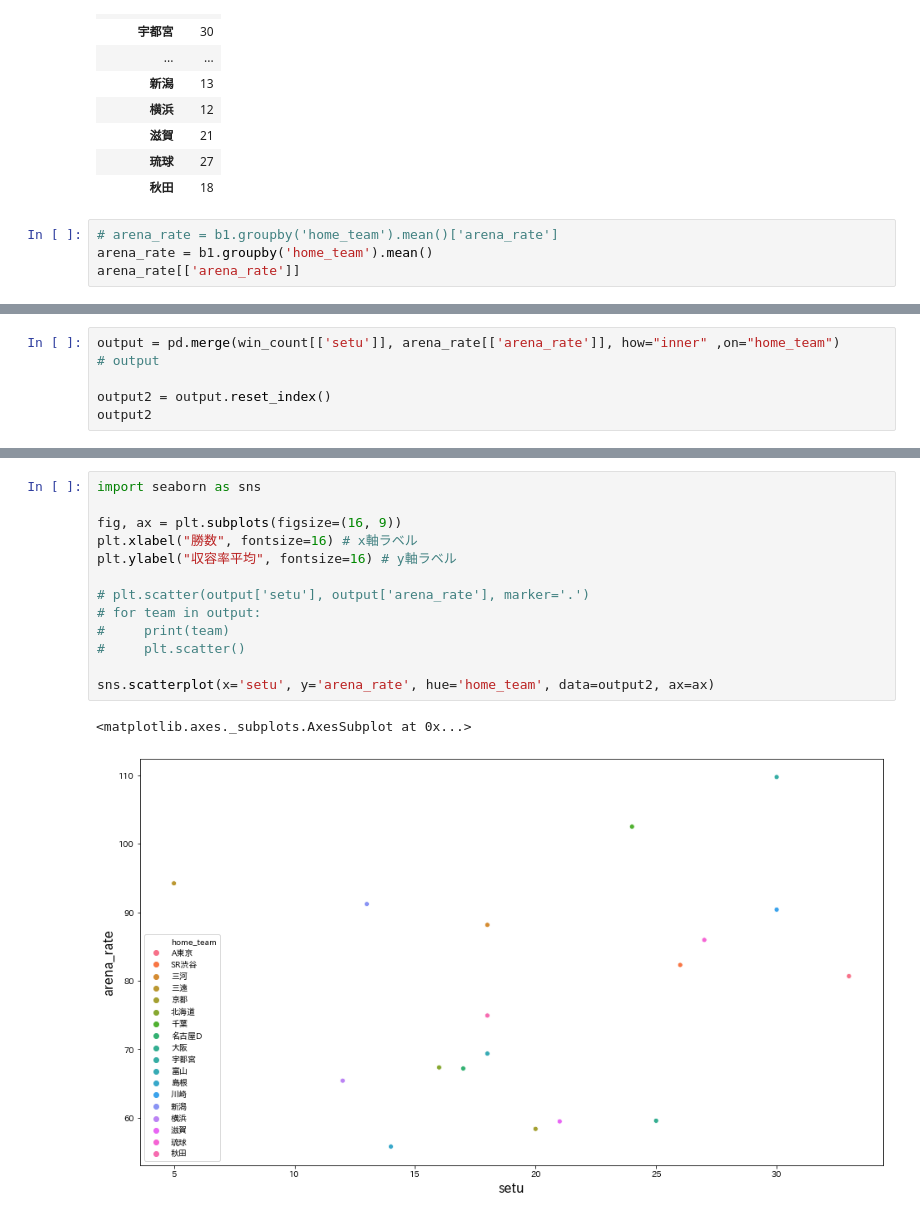
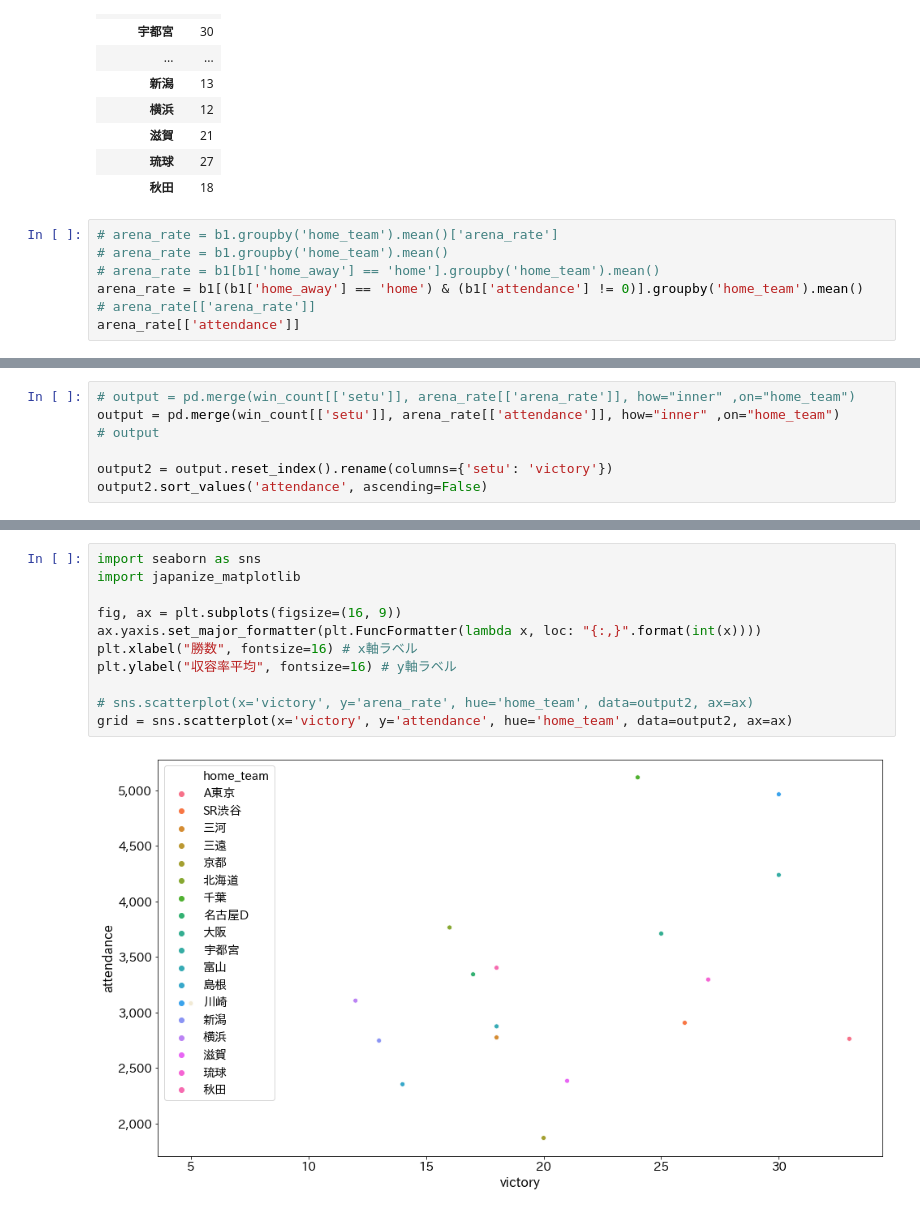
Before and after one commit to hikarut/Data-Science, a Jupyter notebook: notebooks/bleague/attendance/analytics.ipynb, the cells around one changed output, grey strips where cells are left out. Cells and saved outputs as stored; diff of their text form.

```diff
--- a/notebooks/bleague/attendance/analytics.ipynb
+++ b/notebooks/bleague/attendance/analytics.ipynb
@@ -73,6 +76,9 @@ win_count[['setu']]
 | 秋田 | 18 |
 # %%
 # arena_rate = b1.groupby('home_team').mean()['arena_rate']
-arena_rate = b1.groupby('home_team').mean()
-arena_rate[['arena_rate']]
+# arena_rate = b1.groupby('home_team').mean()
+# arena_rate = b1[b1['home_away'] == 'home'].groupby('home_team').mean()
+arena_rate = b1[(b1['home_away'] == 'home') & (b1['attendance'] != 0)].groupby('home_team').mean()
+# arena_rate[['arena_rate']]
+arena_rate[['attendance']]
 # %% [output]
@@ -97,7 +103,8 @@ arena_rate[['arena_rate']]
 # %%
-output = pd.merge(win_count[['setu']], arena_rate[['arena_rate']], how="inner" ,on="home_team")
+# output = pd.merge(win_count[['setu']], arena_rate[['arena_rate']], how="inner" ,on="home_team")
+output = pd.merge(win_count[['setu']], arena_rate[['attendance']], how="inner" ,on="home_team")
 # output
 
-output2 = output.reset_index()
-output2
+output2 = output.reset_index().rename(columns={'setu': 'victory'})
+output2.sort_values('attendance', ascending=False)
 # %% [output]
@@ -131,16 +143,13 @@ output.plot.scatter(x='setu', y='arena_rate', style='home_team')
 # %%
 import seaborn as sns
+import japanize_matplotlib
 
 fig, ax = plt.subplots(figsize=(16, 9))
+ax.yaxis.set_major_formatter(plt.FuncFormatter(lambda x, loc: "{:,}".format(int(x))))
 plt.xlabel("勝数", fontsize=16) # x軸ラベル
 plt.ylabel("収容率平均", fontsize=16) # y軸ラベル
 
-# plt.scatter(output['setu'], output['arena_rate'], marker='.')
-# for team in output:
-#     print(team)
-#     plt.scatter()
-
-sns.scatterplot(x='setu', y='arena_rate', hue='home_team', data=output2, ax=ax)
+# sns.scatterplot(x='victory', y='arena_rate', hue='home_team', data=output2, ax=ax)
+grid = sns.scatterplot(x='victory', y='attendance', hue='home_team', data=output2, ax=ax)
 # %% [output]
-<matplotlib.axes._subplots.AxesSubplot at 0x...>
-[figure, old version]
+[figure, new version]
```
Also changed, not shown: parts of 10 cells of this notebook, 1 other file.
